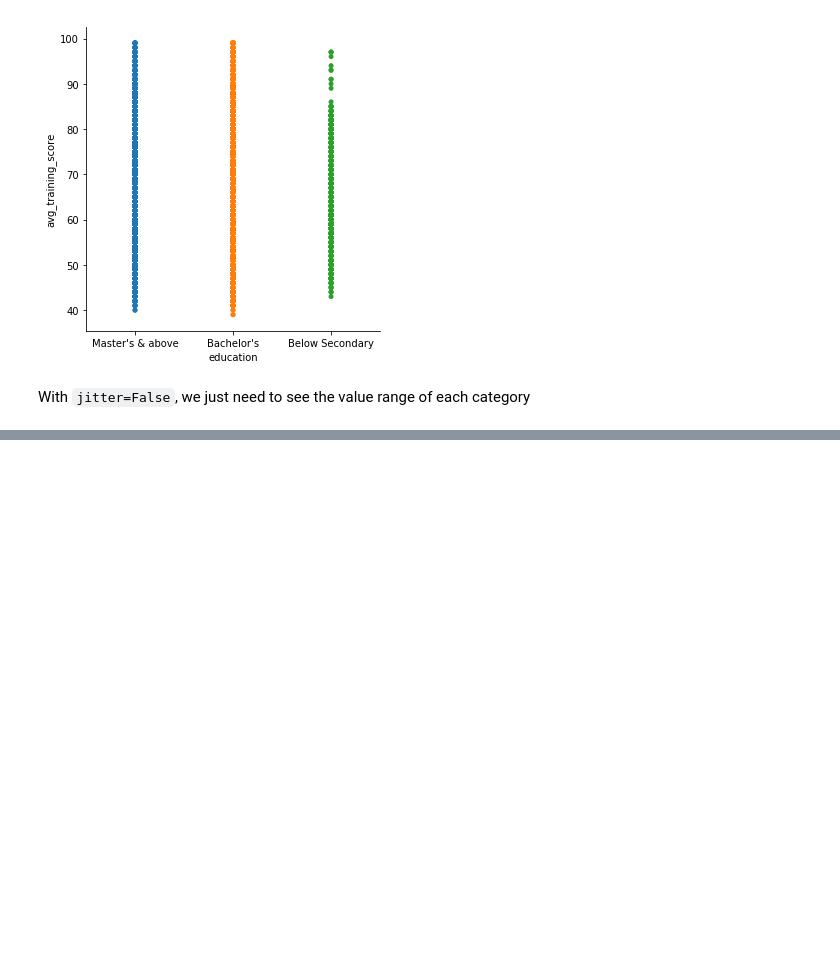
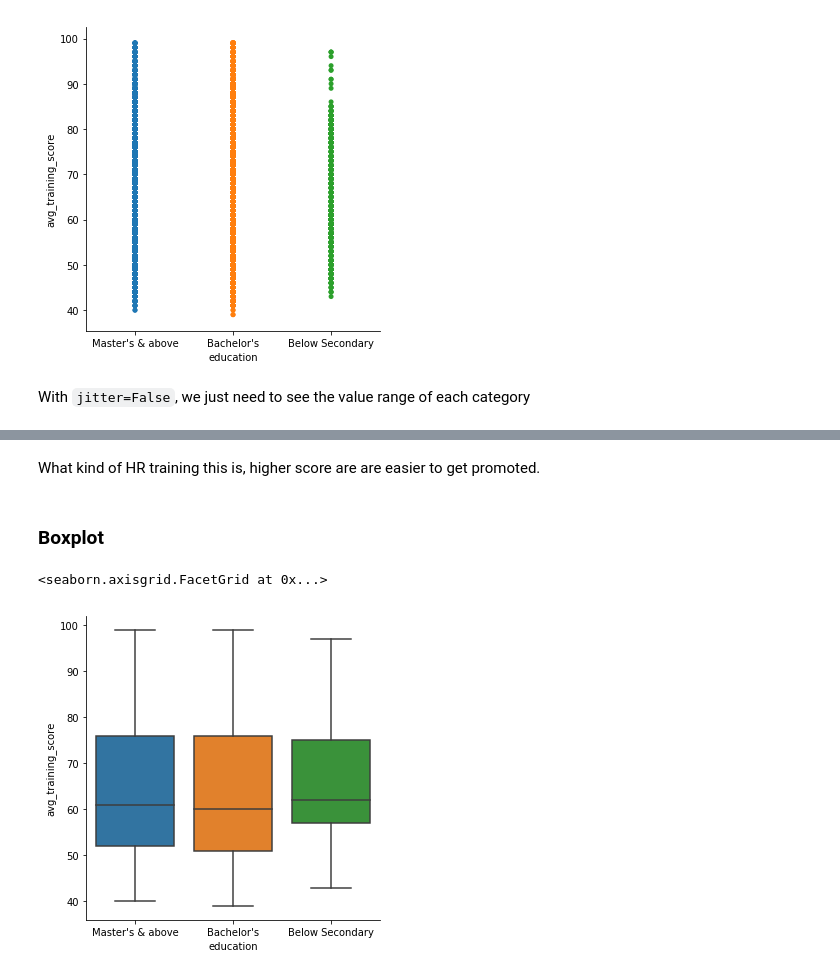
Before and after one commit to hanhanwu/Basic_But_Useful, a Jupyter notebook: visualization_seaborn.ipynb, the cells around one changed output, grey strips where cells are left out. Drawn from its saved outputs; the diff is of its cells as text; code cells hidden in the pictures; blank space fills up the shorter version.

Commit message:
seaborn visualization

```diff
--- a/visualization_seaborn.ipynb
+++ b/visualization_seaborn.ipynb
@@ -108 +115,10 @@ sns.catplot(x="education", y="avg_training_score", kind = "swarm", hue='is_promo
+# %% [markdown]
+What kind of HR training this is, higher score are are easier to get promoted.
+# %% [markdown]
+### Boxplot
+# %%
+sns.catplot(x="education", y="avg_training_score", kind = "box", data=df1)
+# %% [output]
+<seaborn.axisgrid.FacetGrid at 0x...>
+[figure, added]
 # %%
```
Also changed, not shown: parts of 8 cells of this notebook.
